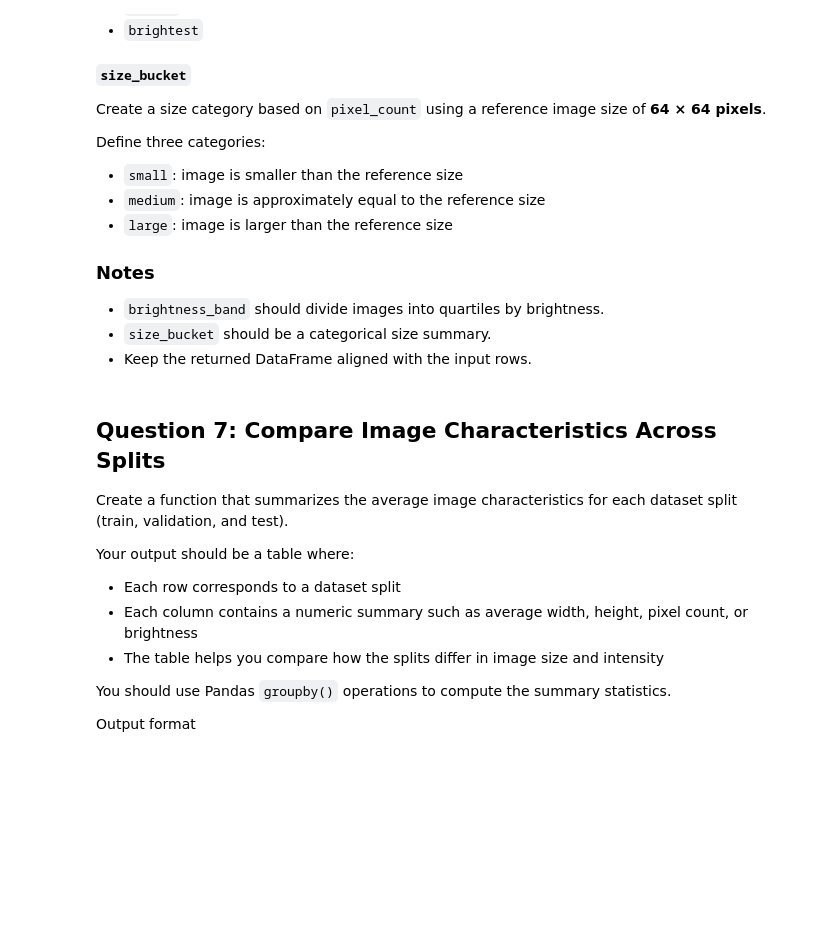
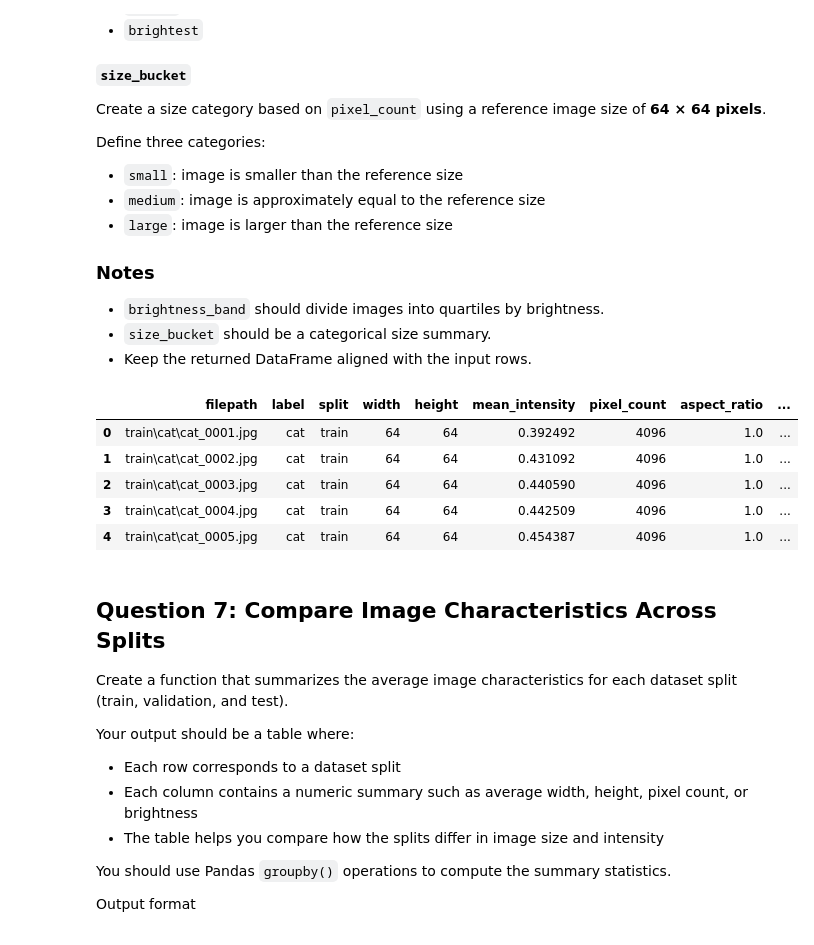
Before and after one commit to vgu-dsai-2026/lab-2-pandas-cool-nguyen123, a Jupyter notebook: notebook.ipynb, the cells around one changed output. Cells and saved outputs as stored; diff of their text form; code cells hidden in the pictures; blank space fills up the shorter version.

```diff
--- a/notebook.ipynb
+++ b/notebook.ipynb
@@ -370,32 +456,42 @@ Define three categories:
 - `size_bucket` should be a categorical size summary.
 - Keep the returned DataFrame aligned with the input rows.
 # %%
-def add_analysis_columns(df):
-    out = df.copy()
+def add_analysis_columns(frame: pd.DataFrame) -> pd.DataFrame:
+    df = frame.copy()  # MUST keep original columns
 
-    out["pixel_count"] = out["width"] * out["height"]
-    out["aspect_ratio"] = out["width"] / out["height"]
+    df["pixel_count"] = df["width"] * df["height"]
+    df["aspect_ratio"] = df["width"] / df["height"]
 
-    out["brightness_band"] = pd.qcut(
-        out["mean_intensity"],
+    df["brightness_band"] = pd.qcut(
+        df["mean_intensity"],
         q=4,
-        labels=["darkest", "dim", "bright", "brightest"],
-        duplicates="drop",
+        labels=["darkest", "dim", "bright", "brightest"]
     )
 
-    reference_pixels = 64 * 64
+    ref_size = 64 * 64
 
-    def make_size_bucket(pixel_count):
-        if pixel_count < reference_pixels:
+    def size_category(pixels):
+        if pixels < ref_size:
             return "small"
-        elif pixel_count > reference_pixels:
+        elif pixels == ref_size:
+            return "medium"
+        else:
             return "large"
-        else:
-            return "medium"
 
-    out["size_bucket"] = out["pixel_count"].apply(make_size_bucket)
+    df["size_bucket"] = df["pixel_count"].apply(size_category)
 
-    return out
+    return df
+
+
+analysis_df = add_analysis_columns(df)
+display(analysis_df.head())
+# %% [output]
+|  | filepath | label | split | width | height | mean_intensity | pixel_count | aspect_ratio | ... |
+| 0 | train\cat\cat_0001.jpg | cat | train | 64 | 64 | 0.392492 | 4096 | 1.0 | ... |
+| 1 | train\cat\cat_0002.jpg | cat | train | 64 | 64 | 0.431092 | 4096 | 1.0 | ... |
+| 2 | train\cat\cat_0003.jpg | cat | train | 64 | 64 | 0.440590 | 4096 | 1.0 | ... |
+| 3 | train\cat\cat_0004.jpg | cat | train | 64 | 64 | 0.442509 | 4096 | 1.0 | ... |
+| 4 | train\cat\cat_0005.jpg | cat | train | 64 | 64 | 0.454387 | 4096 | 1.0 | ... |
 # %% [markdown]
 ## Question 7: Compare Image Characteristics Across Splits
 
```
Also changed, not shown: parts of 8 cells of this notebook.
